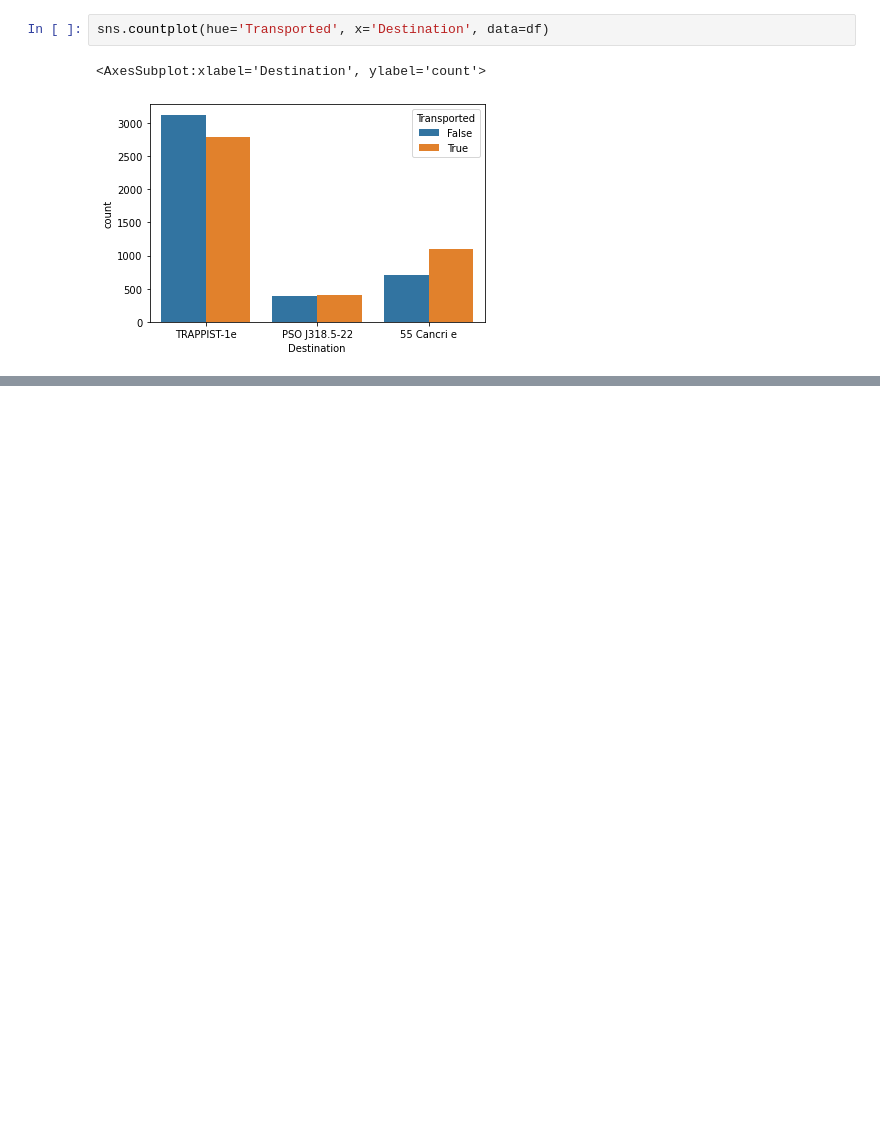
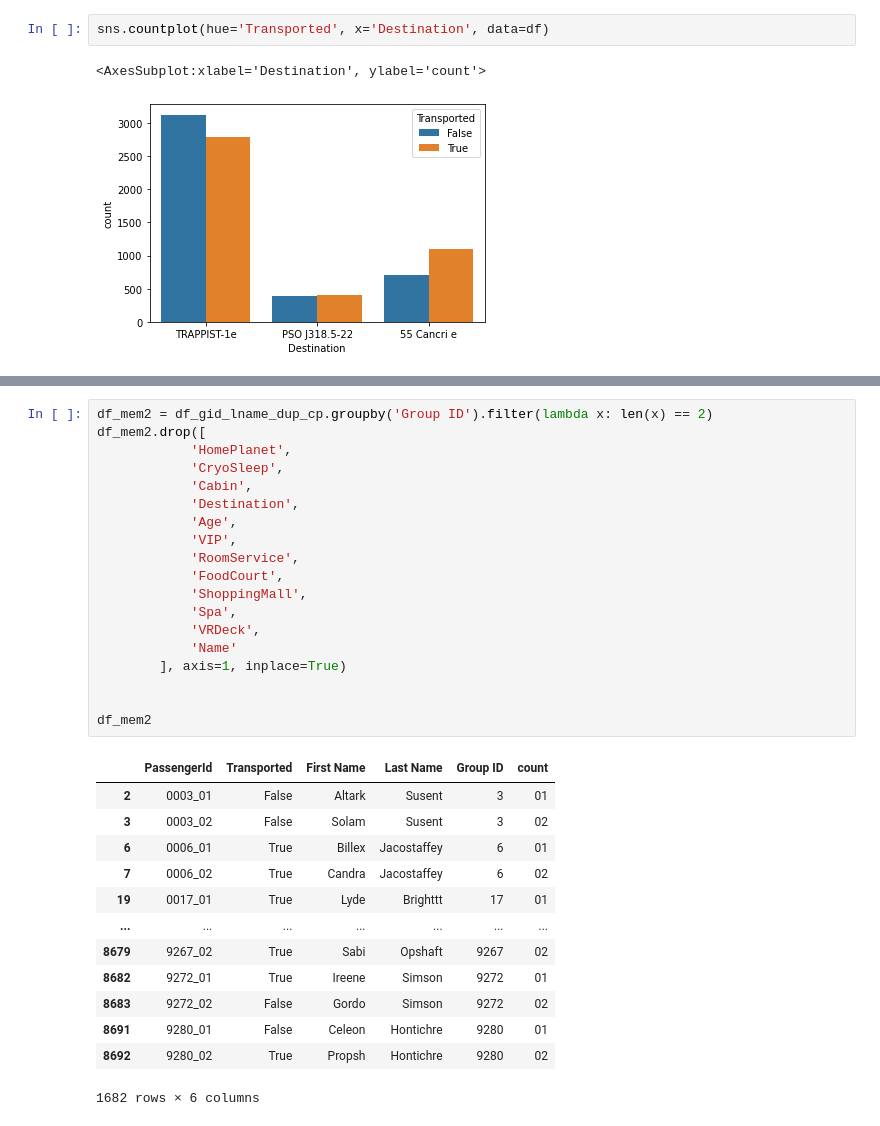
Before and after one commit to team-pass-ds/Spaceship-Titanic, a Jupyter notebook: notebooks/shiladitya-nb.ipynb, the cells around one changed output, grey strips where cells are left out. Cells and saved outputs as stored; diff of their text form; blank space fills up the shorter version.

```diff
--- a/notebooks/shiladitya-nb.ipynb
+++ b/notebooks/shiladitya-nb.ipynb
@@ -55,0 +156,33 @@ sns.countplot(hue='Transported', x='Destination', data=df)
+# %%
+df_mem2 = df_gid_lname_dup_cp.groupby('Group ID').filter(lambda x: len(x) == 2)
+df_mem2.drop([
+            'HomePlanet',
+            'CryoSleep',
+            'Cabin',
+            'Destination',
+            'Age',
+            'VIP',
+            'RoomService',
+            'FoodCourt',
+            'ShoppingMall',
+            'Spa',
+            'VRDeck',
+            'Name'
+        ], axis=1, inplace=True)
+
+
+df_mem2
+# %% [output]
+|  | PassengerId | Transported | First Name | Last Name | Group ID | count |
+| 2 | 0003_01 | False | Altark | Susent | 3 | 01 |
+| 3 | 0003_02 | False | Solam | Susent | 3 | 02 |
+| 6 | 0006_01 | True | Billex | Jacostaffey | 6 | 01 |
+| 7 | 0006_02 | True | Candra | Jacostaffey | 6 | 02 |
+| 19 | 0017_01 | True | Lyde | Brighttt | 17 | 01 |
+| ... | ... | ... | ... | ... | ... | ... |
+| 8679 | 9267_02 | True | Sabi | Opshaft | 9267 | 02 |
+| 8682 | 9272_01 | True | Ireene | Simson | 9272 | 01 |
+| 8683 | 9272_02 | False | Gordo | Simson | 9272 | 02 |
+| 8691 | 9280_01 | False | Celeon | Hontichre | 9280 | 01 |
+| 8692 | 9280_02 | True | Propsh | Hontichre | 9280 | 02 |
+1682 rows × 6 columns
```
Also changed, not shown: parts of 15 cells of this notebook.
